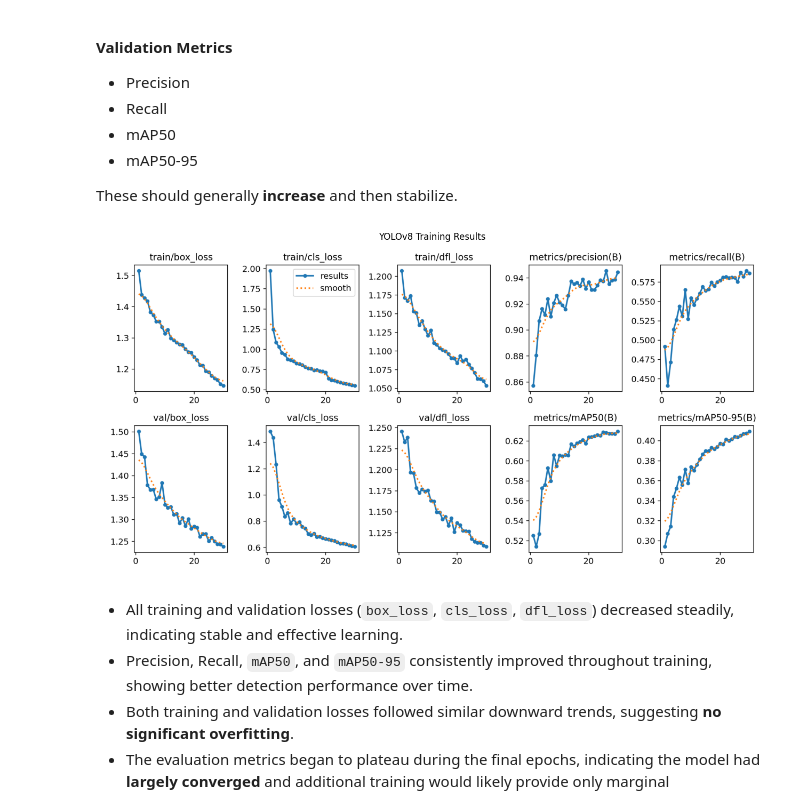
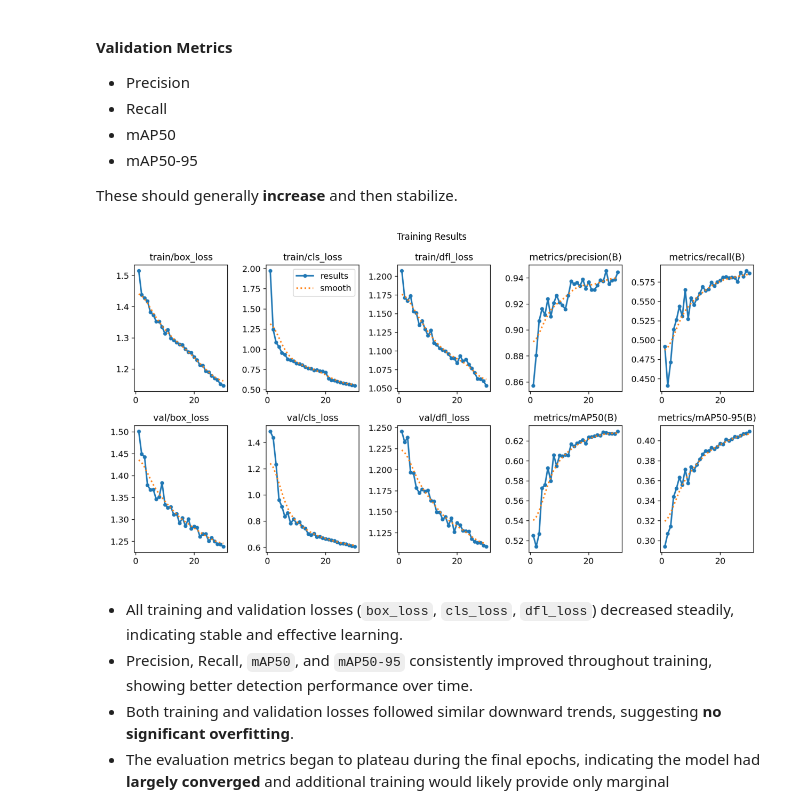
Before and after one commit to mrafraim/Deep-Learning-Specialization, a Jupyter notebook: dl-day-59-fine-tuning-a-pretrained-yolo-model.ipynb, the cells around one changed output. Cells and saved outputs as stored; diff of their text form; code cells hidden in the pictures.

```diff
--- a/dl-day-59-fine-tuning-a-pretrained-yolo-model.ipynb
+++ b/dl-day-59-fine-tuning-a-pretrained-yolo-model.ipynb
@@ -926,18 +924,18 @@ These should generally **increase** and then stabilize.
 # %%
 from PIL import Image
 import matplotlib.pyplot as plt
 
 results_path = "/kaggle/working/runs/detect/HardHat_Project/YOLOv8_Finetuning/results.png"
 
 img = Image.open(results_path)
 
 plt.figure(figsize=(16, 10))
 plt.imshow(img)
 plt.axis("off")
-plt.title("YOLOv8 Training Results")
+plt.title("Training Results")
 plt.show()
 # %% [output]
-[figure, old version]
+[figure, new version]
 # %% [markdown]
 * All training and validation losses (`box_loss`, `cls_loss`, `dfl_loss`) decreased steadily, indicating stable and effective learning.
 * Precision, Recall, `mAP50`, and `mAP50-95` consistently improved throughout training, showing better detection performance over time.
```
Also changed, not shown: parts of 14 cells of this notebook.
